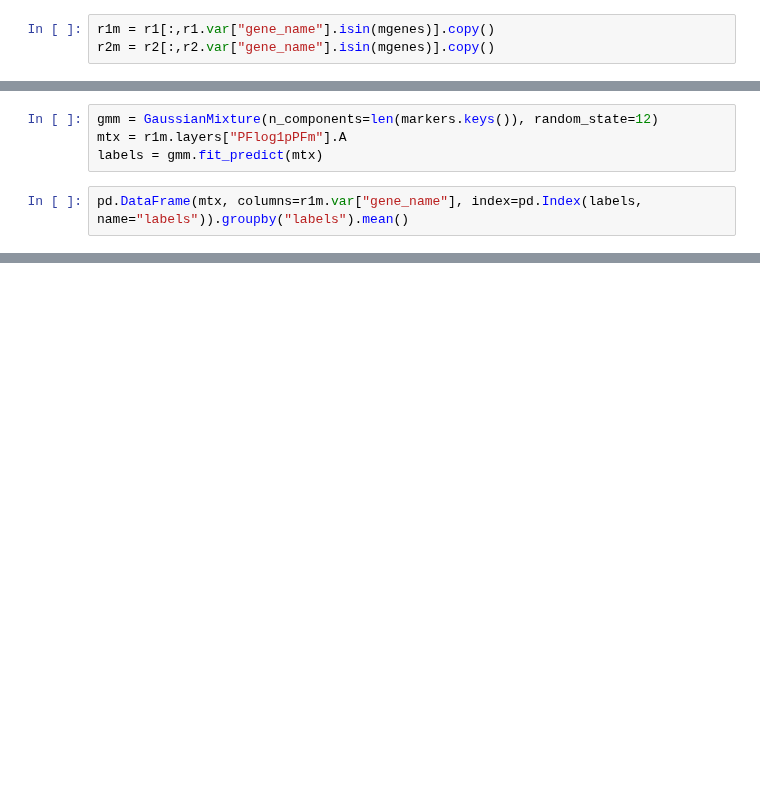
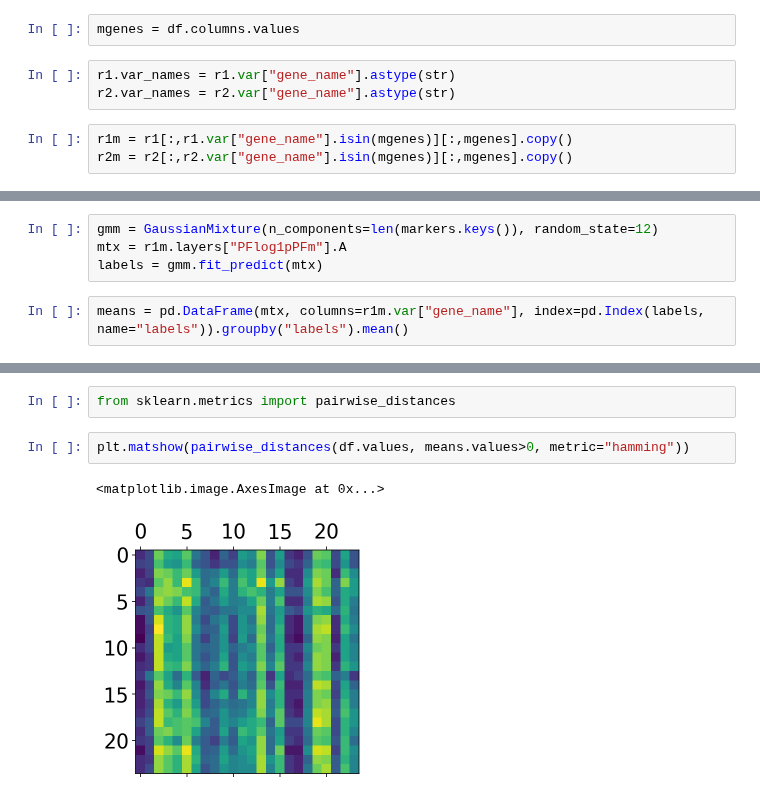
Before and after one commit to sbooeshaghi/azucar, a Jupyter notebook: analysis/brain/biologics.ipynb, the cells around one changed output, grey strips where cells are left out. Drawn from its saved outputs; the diff is of its cells as text; blank space fills up the shorter version.

```diff
--- a/analysis/brain/biologics.ipynb
+++ b/analysis/brain/biologics.ipynb
@@ -156,6 +133,11 @@ mgenes = np.unique([i for j in markers.values() for i in j])
+# %%
+mgenes = df.columns.values
+# %%
+r1.var_names = r1.var["gene_name"].astype(str)
+r2.var_names = r2.var["gene_name"].astype(str)
 # %%
-r1m = r1[:,r1.var["gene_name"].isin(mgenes)].copy()
-r2m = r2[:,r2.var["gene_name"].isin(mgenes)].copy()
+r1m = r1[:,r1.var["gene_name"].isin(mgenes)][:,mgenes].copy()
+r2m = r2[:,r2.var["gene_name"].isin(mgenes)][:,mgenes].copy()
 # %%
 # replicate 1
 r1m.layers["PFm"] = normalize(r1m.layers["raw"], norm="l1")*r1m.layers["raw"].sum(1).mean()
@@ -225,4 +199,4 @@ gmm = GaussianMixture(n_components=len(markers.keys()), random_state=12)
 mtx = r1m.layers["PFlog1pPFm"].A
 labels = gmm.fit_predict(mtx)
 # %%
-pd.DataFrame(mtx, columns=r1m.var["gene_name"], index=pd.Index(labels, name="labels")).groupby("labels").mean()
+means = pd.DataFrame(mtx, columns=r1m.var["gene_name"], index=pd.Index(labels, name="labels")).groupby("labels").mean()
@@ -248,0 +246,7 @@ pd.DataFrame(mtx, columns=r1m.var["gene_name"], index=pd.Index(labels, name="lab
+# %%
+from sklearn.metrics import pairwise_distances
+# %%
+plt.matshow(pairwise_distances(df.values, means.values>0, metric="hamming"))
+# %% [output]
+<matplotlib.image.AxesImage at 0x...>
+[figure, added]
```
Also changed, not shown: parts of 6 cells of this notebook.
